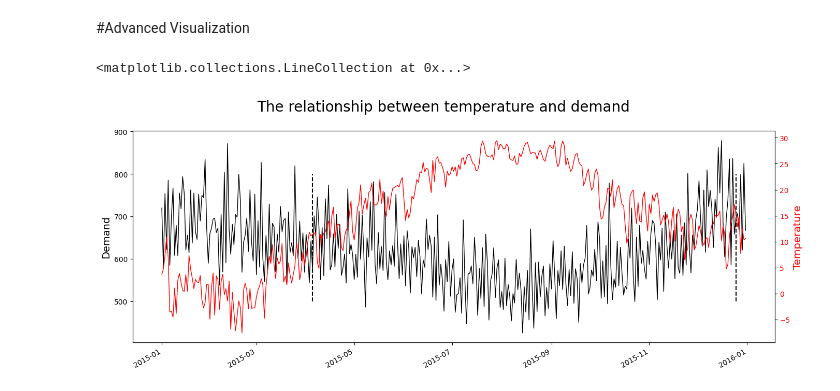
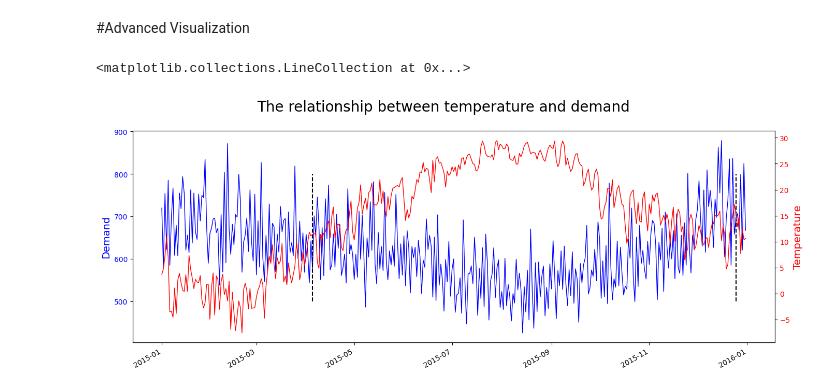
Before and after one commit to jeremysb1/forecasting, a Jupyter notebook: eda_template.ipynb, the cells around one changed output. Drawn from its saved outputs; the diff is of its cells as text; code cells hidden in the pictures.

Commit message:
changed color of plot to blue

```diff
--- a/eda_template.ipynb
+++ b/eda_template.ipynb
@@ -104,32 +104,32 @@ df_plot = df.loc['2015-01-01':'2015-12-31']
 
 #Define the colors
 temp_color = 'red'
-y_color = 'black'
+y_color = 'blue'
 
 #plot
 fig, ax1 = plt.subplots(figsize = (16,6))
 ax2 = ax1.twinx()
 
 #Data and Lines
 ax1.plot(df_plot.index, df_plot.y, color = y_color, lw = 1)
 ax2.plot(df_plot.index, df_plot.Temperature, color = temp_color, lw = 1)
 
 #Title and dates
 fig.suptitle("The relationship between temperature and demand", fontsize = 20)
 fig.autofmt_xdate()
 
 #first axis
 ax1.set_label("Date")
 ax1.tick_params(axis = "y", labelcolor = y_color)
 ax1.set_ylabel("Demand", color = y_color, fontsize = 14)
 
 #second axis
 ax2.tick_params(axis = "y", labelcolor = temp_color)
 ax2.set_ylabel("Temperature", color = temp_color, fontsize = 14)
 
 #Add holidays or events
 events = df_plot[(df_plot.Easter == 1) | (df_plot.Christmas == 1)].index
 ax1.vlines(x = events, ymin = 500, ymax = 800, color = 'k', ls = '--')
 # %% [output]
 <matplotlib.collections.LineCollection at 0x...>
-[figure, old version]
+[figure, new version]
```
